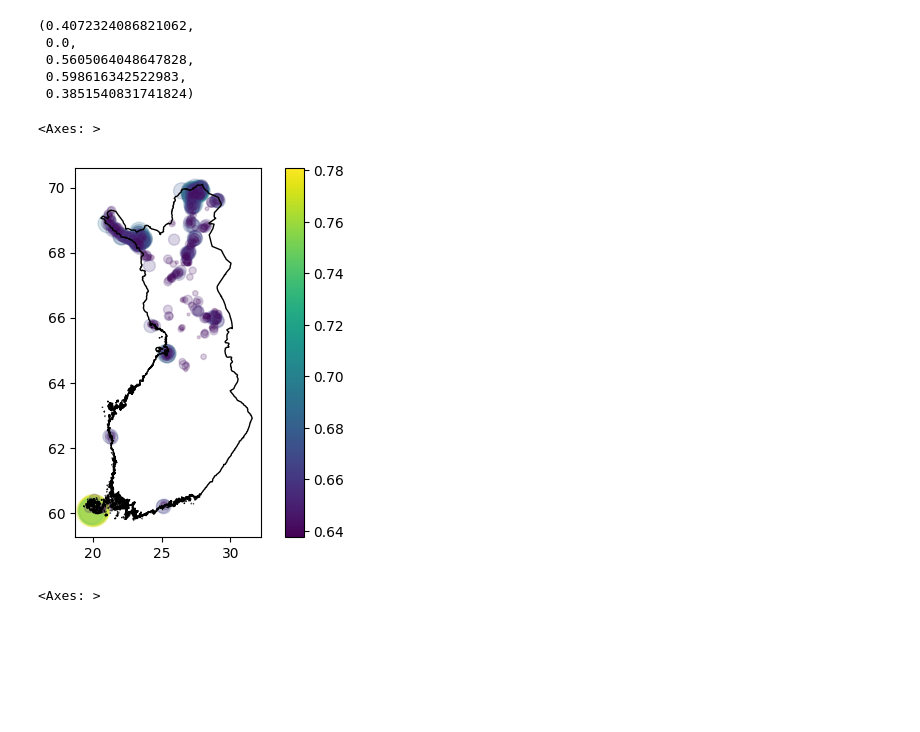
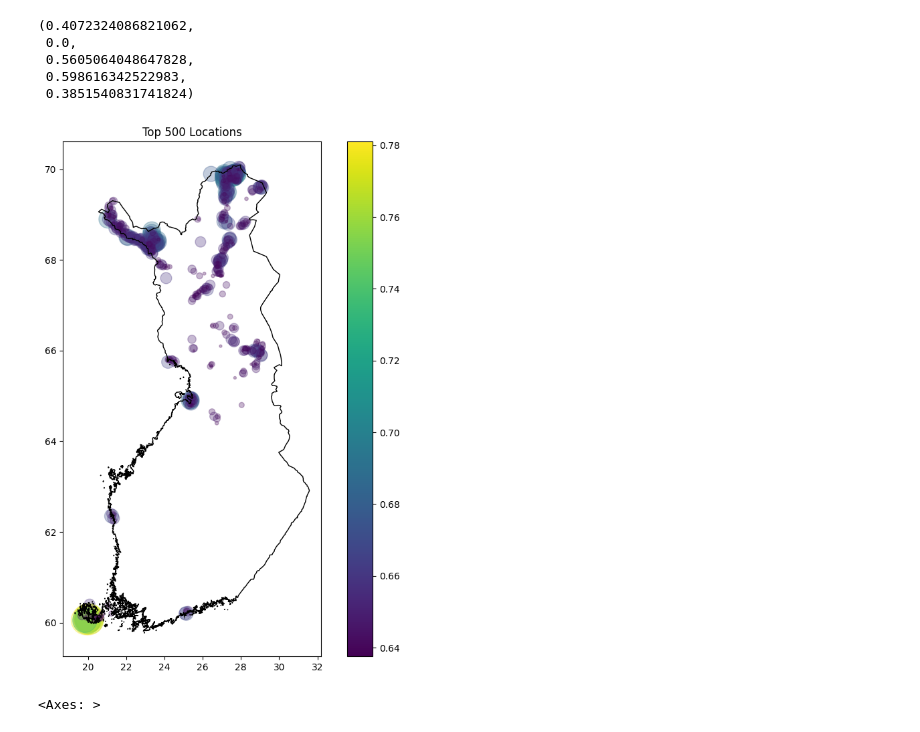
Before and after one commit to chenseanxy/sustainable-dc, a Jupyter notebook: score.ipynb, the cells around one changed output. Cells and saved outputs as stored; diff of their text form; code cells hidden in the pictures; blank space fills up the shorter version.

Commit message:
Add top 500 location heatmap

```diff
--- a/score.ipynb
+++ b/score.ipynb
@@ -162,15 +162,16 @@ da = _df.rename(columns={"long": "x", "lat": "y"}).set_index(["y", "x"]).to_xarr
 gdf = gpd.GeoDataFrame(_df, geometry=gpd.points_from_xy(_df.long, _df.lat), crs="EPSG:4326").drop(columns=["long", "lat"])
 # %%
 bound = gpd.read_file('data/wind/finland.geojson')
-map_ = bound.plot(color='none', edgecolor='black', zorder=2)
+map_ = bound.plot(figsize=(10, 10), color='none', edgecolor='black', linewidth=1, zorder=2)
 _sel = gdf.sort_values(by="score", ascending=False).head(500)
-_sizes = (_sel['score'] - _sel['score'].min()) / (_sel['score'].max() - _sel['score'].min()) * 500
+_sizes = (_sel['score'] - _sel['score'].min()) / (_sel['score'].max() - _sel['score'].min()) * 100
 _sel.plot(
-    ax=map_, column="score", legend=True, figsize=(20, 20), alpha=0.2, markersize=_sizes, zorder=1
+    ax=map_, column="score", legend=True, alpha=0.3, markersize=_sizes*10, zorder=1
 )
+map_.set_title("Top 500 Locations")
+plt.savefig('imgs/top-500.png', transparent=True)
 # %% [output]
-<Axes: >
-[figure, old version]
+[figure, new version]
 # %%
 # Very jank, need to directly show rastered image
 # Also need to limit to on-land locations
```
Also changed, not shown: 1 other file.
